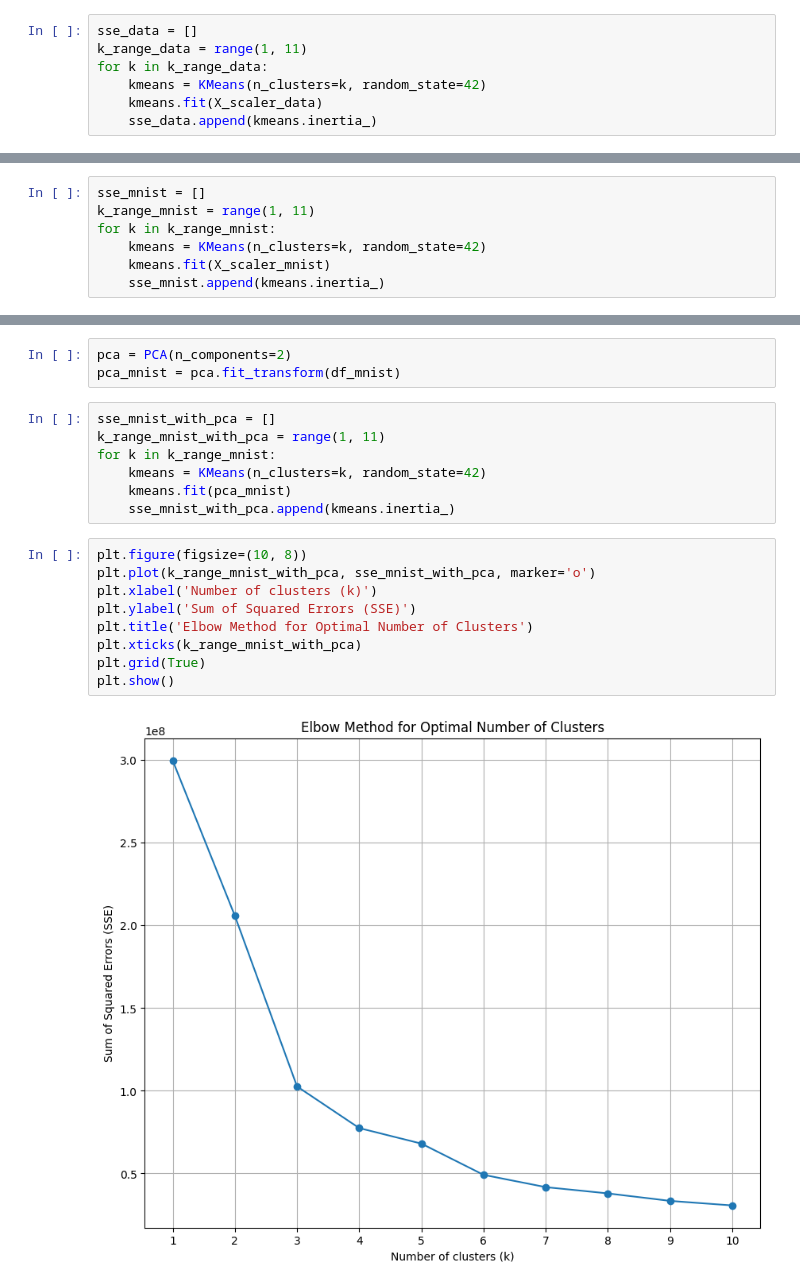
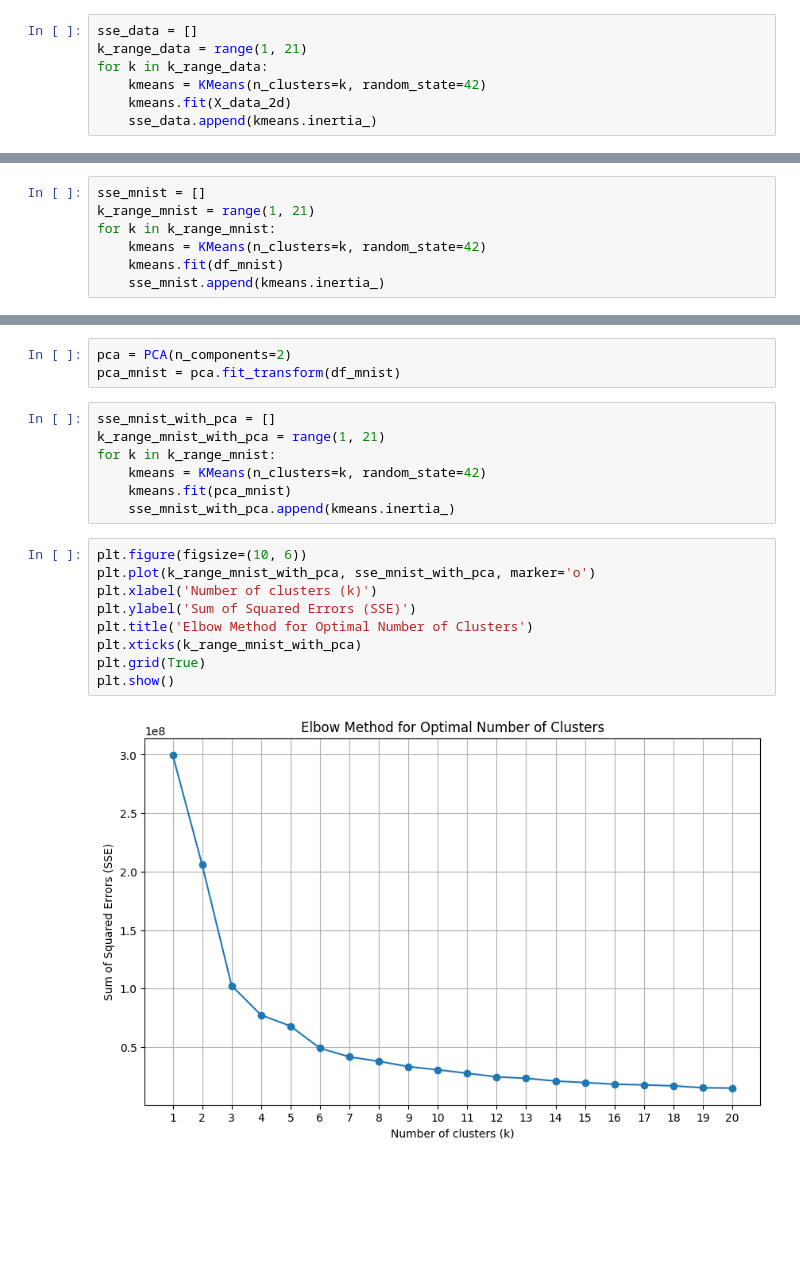
Before and after one commit to 4attye/goit-ds-hw-09, a Jupyter notebook: HW.ipynb, the cells around one changed output, grey strips where cells are left out. Saved outputs shown, nothing was run; the diff lists cells and outputs as text; blank space fills up the shorter version.

```diff
--- a/HW.ipynb
+++ b/HW.ipynb
@@ -14,8 +11,8 @@ X_scaler_data = StandardScaler().fit_transform(X_data_2d)
 # %%
 sse_data = []
-k_range_data = range(1, 11)
+k_range_data = range(1, 21)
 for k in k_range_data:
     kmeans = KMeans(n_clusters=k, random_state=42)
-    kmeans.fit(X_scaler_data)
+    kmeans.fit(X_data_2d)
     sse_data.append(kmeans.inertia_)
 # %%
@@ -34,8 +29,8 @@ X_scaler_mnist = StandardScaler().fit_transform(df_mnist)
 # %%
 sse_mnist = []
-k_range_mnist = range(1, 11)
+k_range_mnist = range(1, 21)
 for k in k_range_mnist:
     kmeans = KMeans(n_clusters=k, random_state=42)
-    kmeans.fit(X_scaler_mnist)
+    kmeans.fit(df_mnist)
     sse_mnist.append(kmeans.inertia_)
 # %%
@@ -54,19 +49,19 @@ pca = PCA(n_components=2)
 pca_mnist = pca.fit_transform(df_mnist)
 # %%
 sse_mnist_with_pca = []
-k_range_mnist_with_pca = range(1, 11)
+k_range_mnist_with_pca = range(1, 21)
 for k in k_range_mnist:
     kmeans = KMeans(n_clusters=k, random_state=42)
     kmeans.fit(pca_mnist)
     sse_mnist_with_pca.append(kmeans.inertia_)
 # %%
-plt.figure(figsize=(10, 8))
+plt.figure(figsize=(10, 6))
 plt.plot(k_range_mnist_with_pca, sse_mnist_with_pca, marker='o')
 plt.xlabel('Number of clusters (k)')
 plt.ylabel('Sum of Squared Errors (SSE)')
 plt.title('Elbow Method for Optimal Number of Clusters')
 plt.xticks(k_range_mnist_with_pca)
 plt.grid(True)
 plt.show()
 # %% [output]
-[figure, old version]
+[figure, new version]
```
Also changed, not shown: parts of 5 cells of this notebook.
